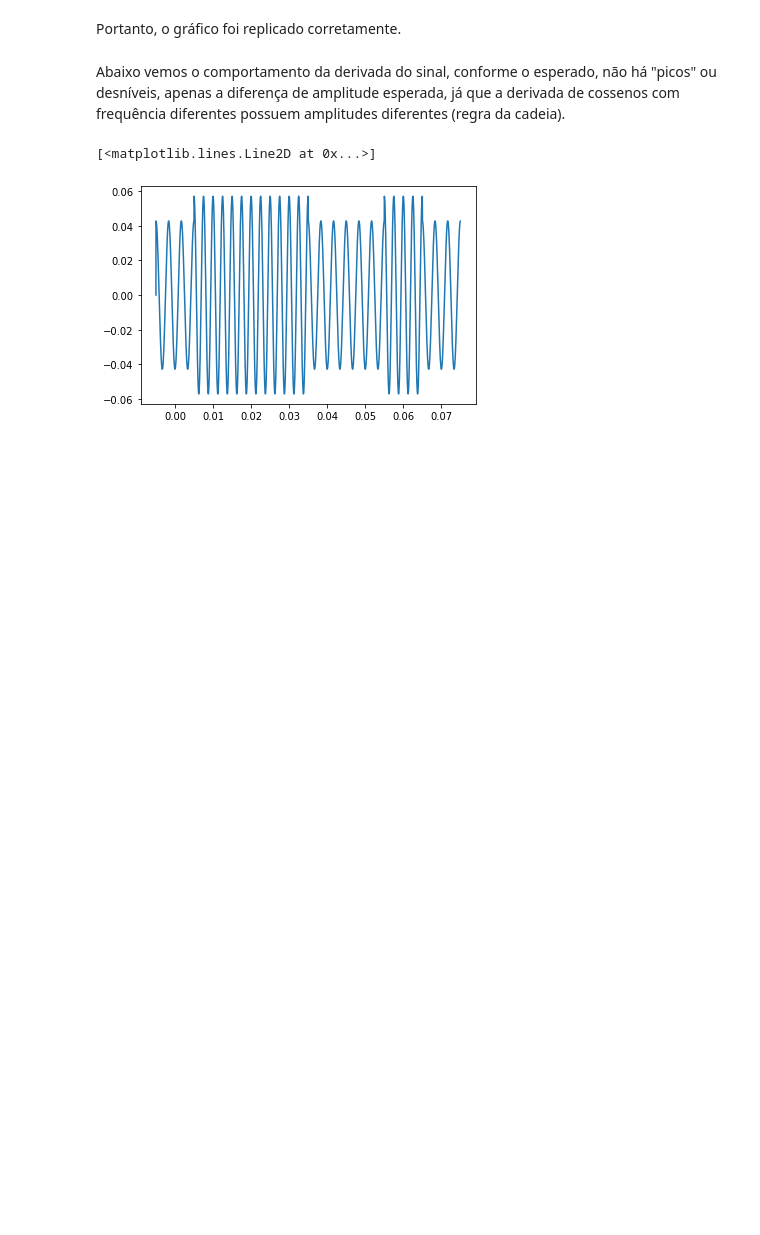
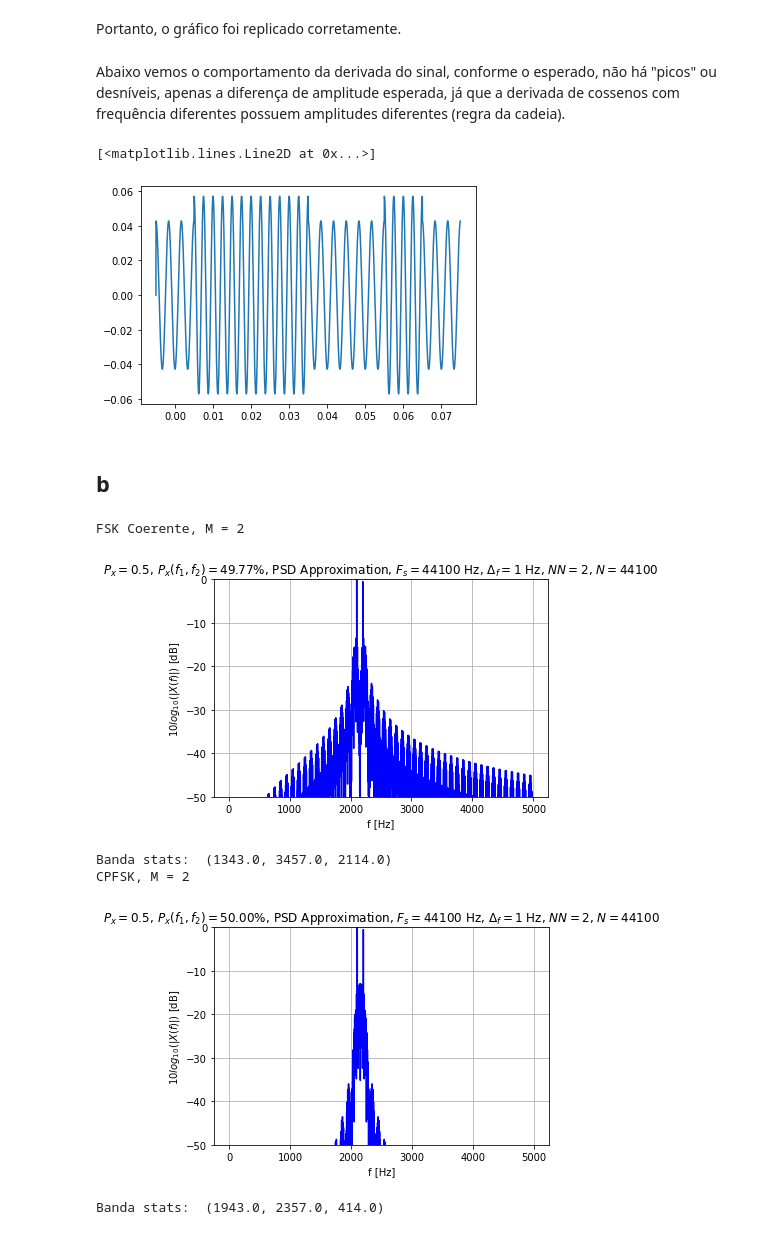
Before and after one commit to rafaelmcam/PeterMathysCommunicationsLab, a Jupyter notebook: Lab8/Lab8.ipynb, the cells around one changed output. Drawn from its saved outputs; the diff is of its cells as text; code cells hidden in the pictures; blank space fills up the shorter version.

```diff
--- a/Lab8/Lab8.ipynb
+++ b/Lab8/Lab8.ipynb
@@ -944,3 +942,30 @@ plt.plot(sig_xt.timeAxis(), d1)
 # %% [output]
 [<matplotlib.lines.Line2D at 0x...>]
 [figure]
+# %% [markdown]
+## b
+# %%
+def generatorE3B(M):
+    Fs = 44100
+    FB = 100
+    data = np.random.randint(0, M, size = FB * 2)
+    dn = comsig.sigSequ(data, FB = FB)
+
+    print(f"FSK Coerente, M = {M}")
+    sig_xt = ModuleLab8.fskxmtr(M = M, sig_dn = dn, Fs = Fs, ptype = 'rect', pparms = [], xtype = 'coh', fcparms = [[2100 + i * FB for i in range(M)], [0 for i in range(M)]])
+    ff, sx = ModuleLab5.showpsd(sig_xt, [0, 5000, -50], Fs)
+    print("Banda stats: ", getdBBand(ff, sx))
+
+    print(f"CPFSK, M = {M}")
+    sig_xt = ModuleLab8.cpfskxmtr(M = M, sig_dn = dn, Fs = Fs, ptype = 'rect', pparms = [], fcparms = [2100, FB])
+    ff, sx = ModuleLab5.showpsd(sig_xt, [0, 5000, -50], Fs)
+    print("Banda stats: ", getdBBand(ff, sx))
+# %%
+generatorE3B(2)
+# %% [output]
+FSK Coerente, M = 2
+[figure, added]
+Banda stats:  (1343.0, 3457.0, 2114.0)
+CPFSK, M = 2
+[figure, added]
+Banda stats:  (1943.0, 2357.0, 414.0)
```
Also changed, not shown: parts of 5 cells of this notebook, 1 other file.
